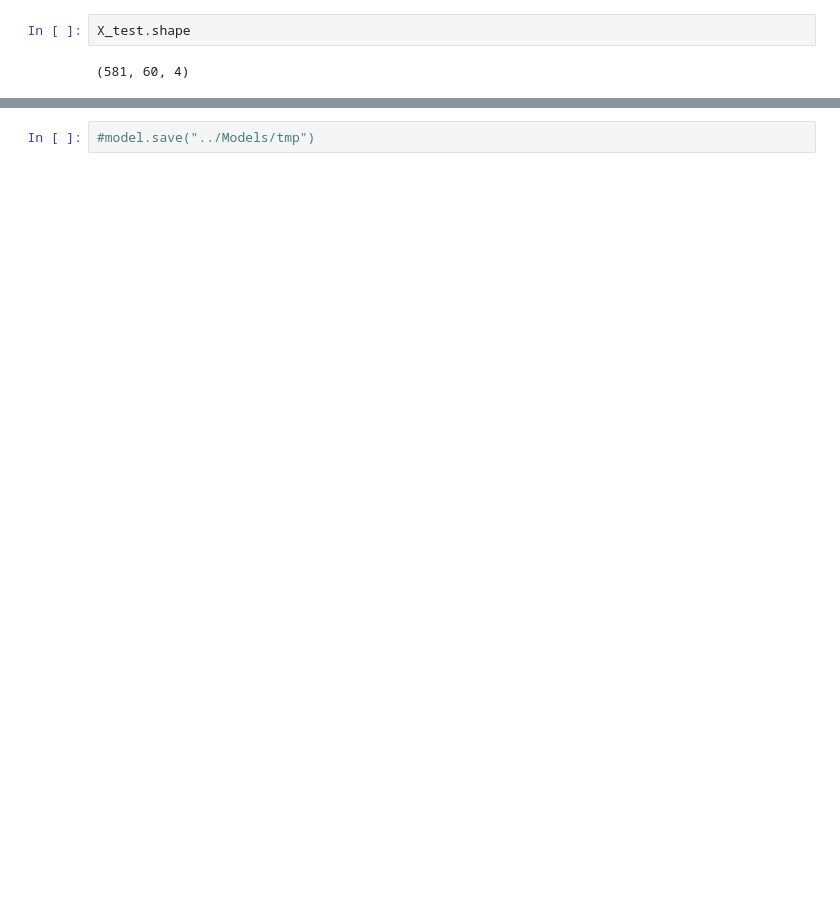
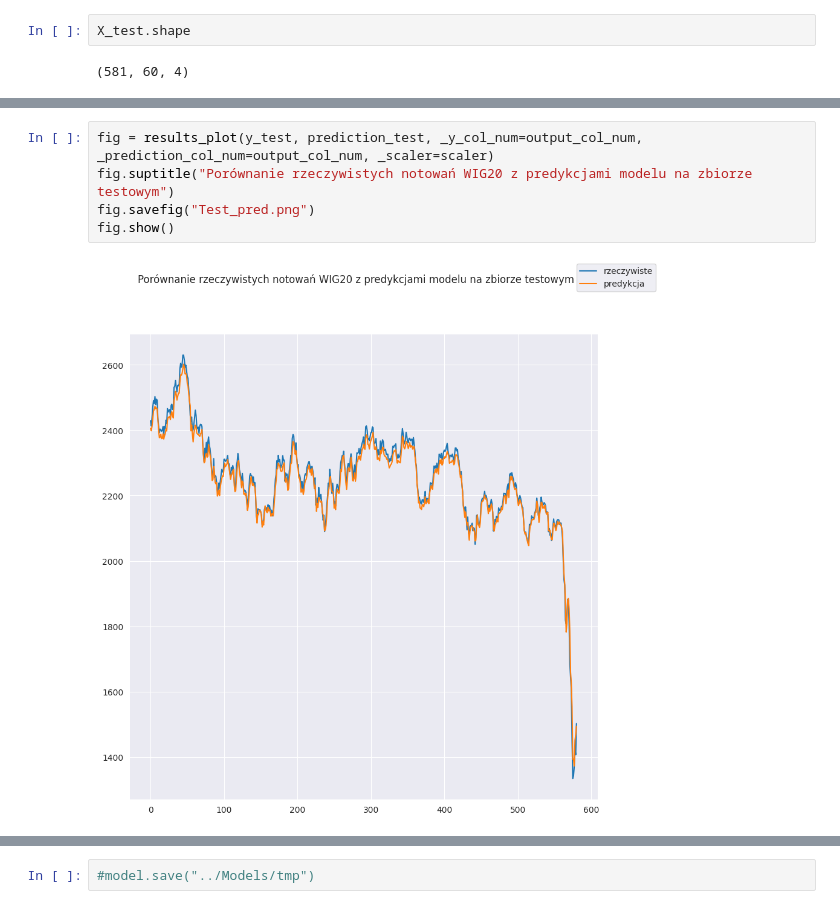
Before and after one commit to B4rtko/Inzynierka, a Jupyter notebook: Brudnopis/lstm_1.ipynb, the cells around one changed output, grey strips where cells are left out. Saved outputs shown, nothing was run; the diff lists cells and outputs as text; blank space fills up the shorter version.

```diff
--- a/Brudnopis/lstm_1.ipynb
+++ b/Brudnopis/lstm_1.ipynb
@@ -191,0 +206,7 @@ prediction_validation = model.predict(X_validation)
+# %%
+fig = results_plot(y_test, prediction_test, _y_col_num=output_col_num, _prediction_col_num=output_col_num, _scaler=scaler)
+fig.suptitle("Porównanie rzeczywistych notowań WIG20 z predykcjami modelu na zbiorze testowym")
+fig.savefig("Test_pred.png")
+fig.show()
+# %% [output]
+[figure, added]
```
Also changed, not shown: parts of 8 cells of this notebook.
